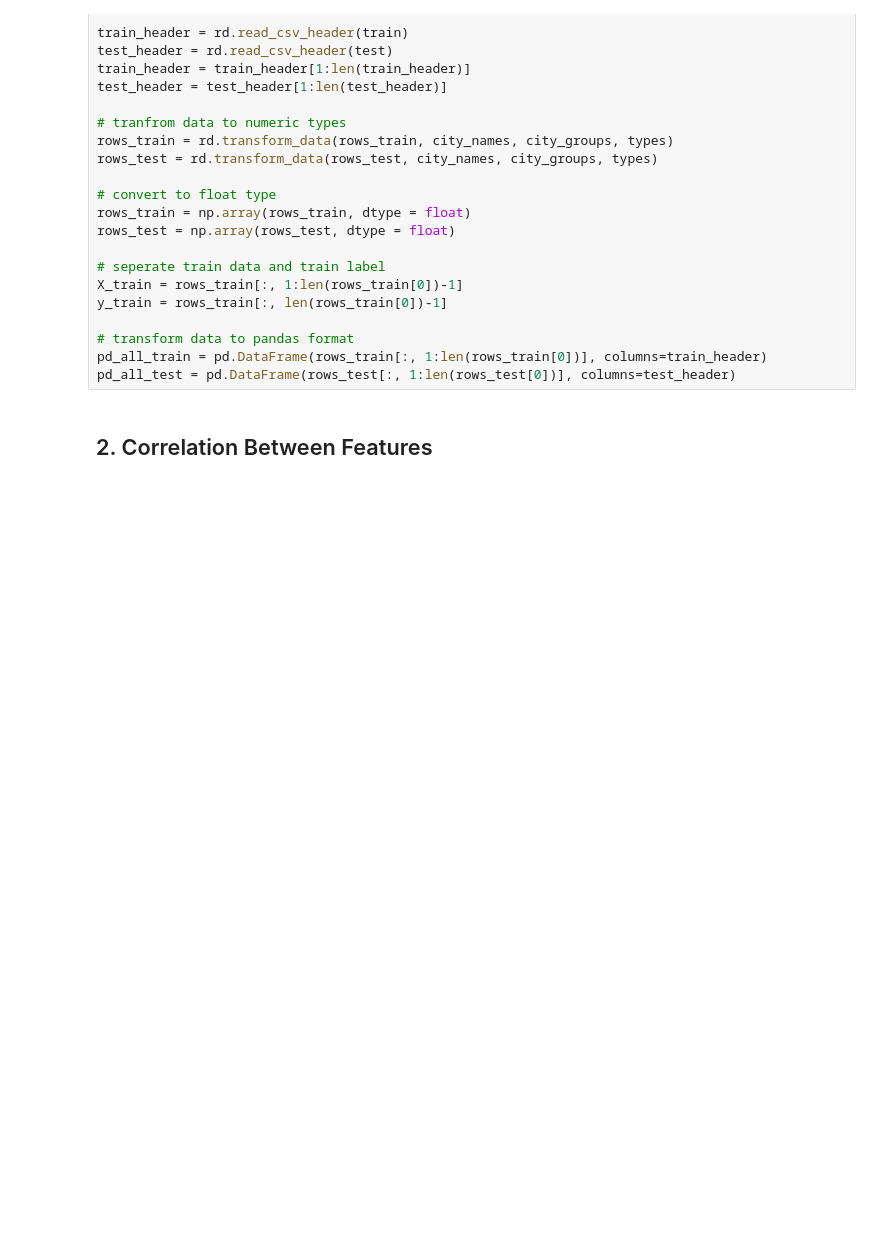
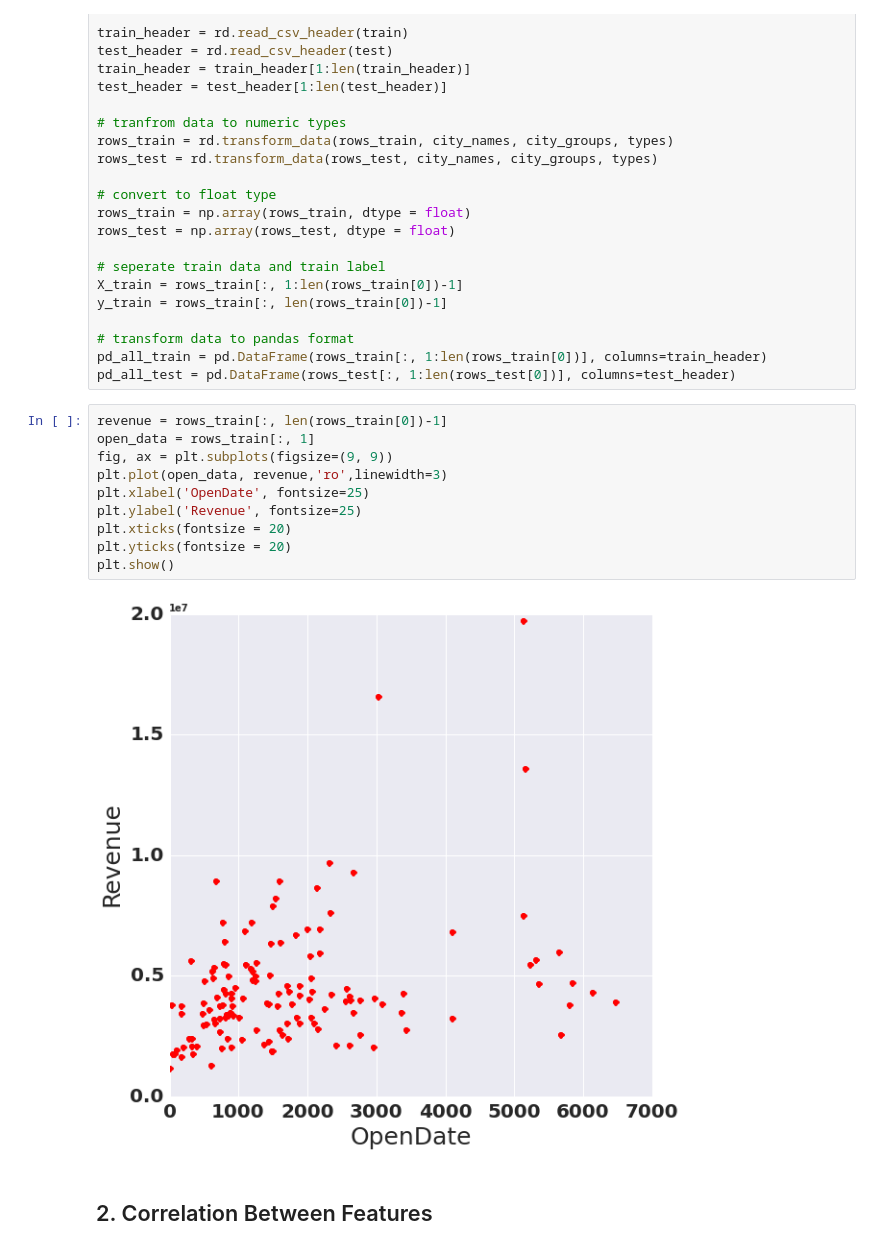
Before and after one commit to hxwang/revenue-prediction, a Jupyter notebook: data/visualize_data.ipynb, the cells around one changed output. Drawn from its saved outputs; the diff is of its cells as text; blank space fills up the shorter version.

```diff
--- a/data/visualize_data.ipynb
+++ b/data/visualize_data.ipynb
@@ -54,6 +54,18 @@ y_train = rows_train[:, len(rows_train[0])-1]
 # transform data to pandas format
 pd_all_train = pd.DataFrame(rows_train[:, 1:len(rows_train[0])], columns=train_header)
 pd_all_test = pd.DataFrame(rows_test[:, 1:len(rows_test[0])], columns=test_header)
+# %%
+revenue = rows_train[:, len(rows_train[0])-1]
+open_data = rows_train[:, 1]
+fig, ax = plt.subplots(figsize=(9, 9))
+plt.plot(open_data, revenue,'ro',linewidth=3)
+plt.xlabel('OpenDate', fontsize=25)
+plt.ylabel('Revenue', fontsize=25)
+plt.xticks(fontsize = 20)
+plt.yticks(fontsize = 20)
+plt.show()
+# %% [output]
+[figure, added]
 # %% [markdown]
 ## 2. Correlation Between Features
 # %%
```
Also changed, not shown: 1 other file.
